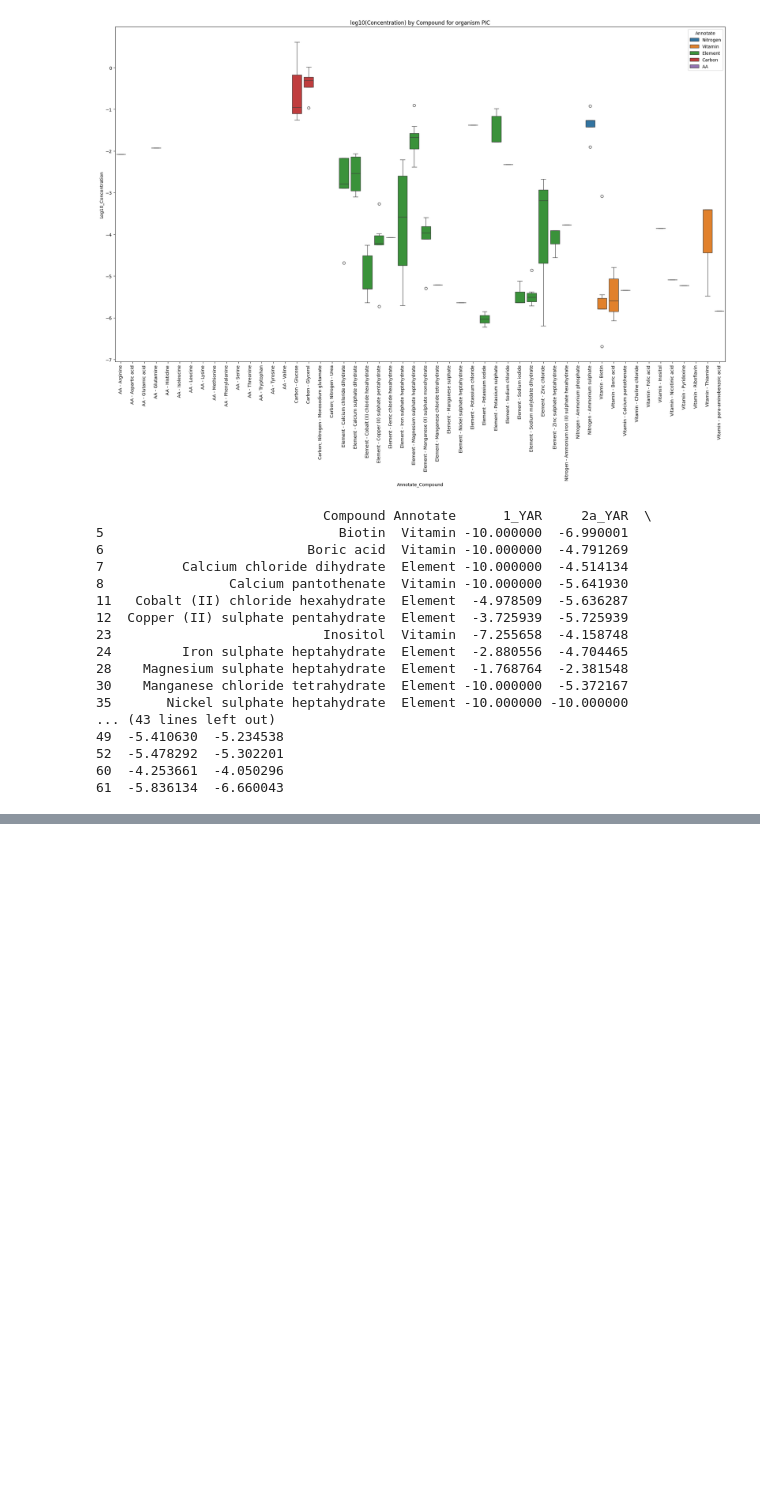
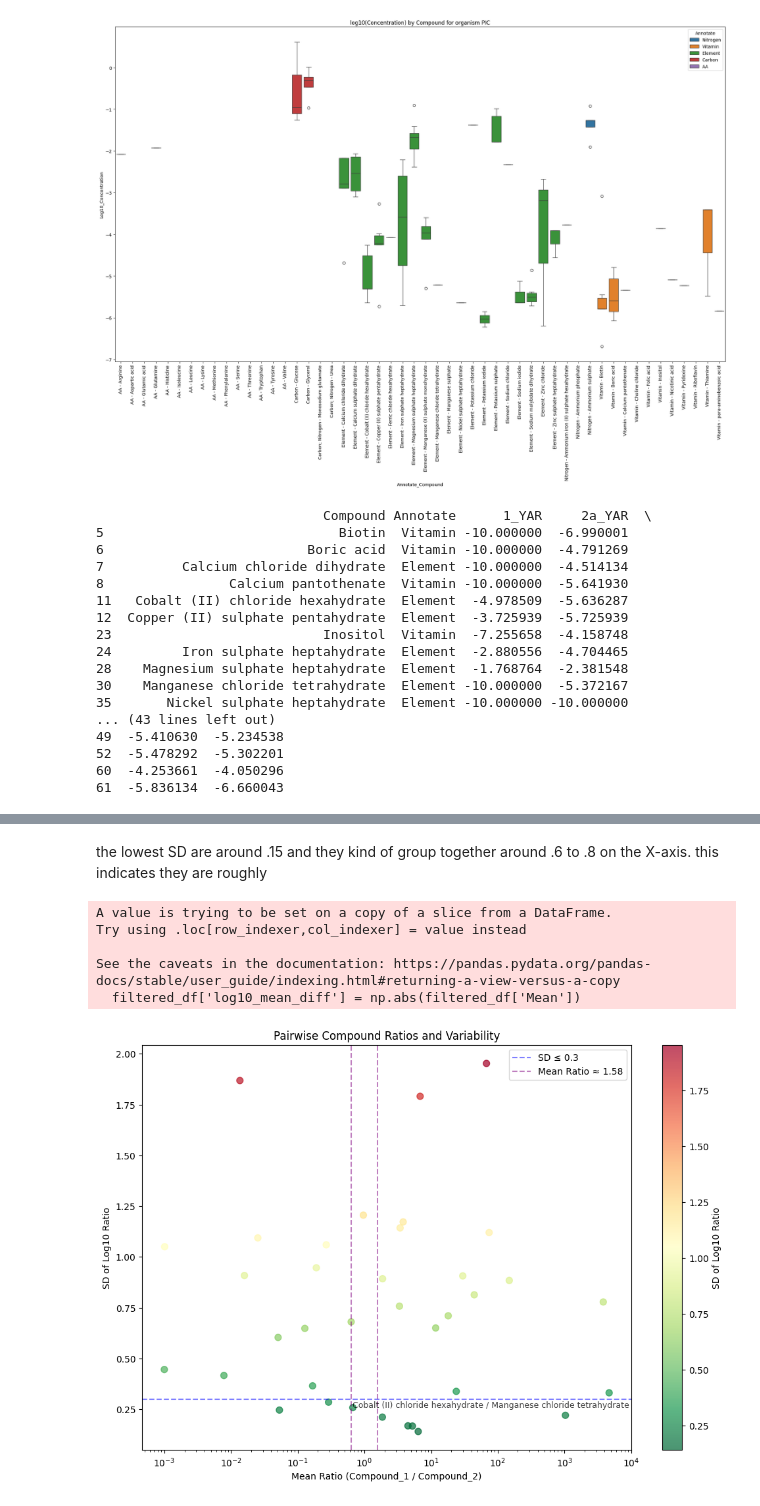
Before and after one commit to subarumuroi/ML_for_rational_design, a Jupyter notebook: MediaDataAnalysisMolarConc.ipynb, the cells around one changed output, grey strips where cells are left out. Saved outputs shown, nothing was run; the diff lists cells and outputs as text; code cells hidden in the pictures; blank space fills up the shorter version.

```diff
--- a/MediaDataAnalysisMolarConc.ipynb
+++ b/MediaDataAnalysisMolarConc.ipynb
@@ -159,0 +307,2 @@ print(yar_df_vitamin)
+# %% [markdown]
+the lowest SD are around .15 and they kind of group together around .6 to .8 on the X-axis. this indicates they are roughly
@@ -159,0 +327,63 @@ print(yar_df_vitamin)
+# %%
+import matplotlib.pyplot as plt
+import numpy as np
+
+# Assuming ratio_df already has 'Mean_Ratio' and 'n_valid'
+
+# Filter to pairs with enough valid points (optional)
+min_valid = 3
+filtered_df = ratio_df[ratio_df['n_valid'] >= min_valid]
+
+# Define thresholds for "good" pairs
+sd_threshold = 0.3  # low variability
+ratio_threshold = 0.2  # means ratio close to 1 in log10 scale (i.e., log10 ratio within ±0.2)
+
+# Compute how far mean is from 1 in log10 scale
+filtered_df['log10_mean_diff'] = np.abs(filtered_df['Mean'])
+
+# Find candidate pairs meeting thresholds
+candidates = filtered_df[
+    (filtered_df['SD'] <= sd_threshold) &
+    (filtered_df['log10_mean_diff'] <= ratio_threshold)
+]
+
+# Plot
+plt.figure(figsize=(12, 8))
+
+# Scatter all pairs, color by SD (low SD green, high SD red)
+scatter = plt.scatter(
+    filtered_df['Mean_Ratio'],
+    filtered_df['SD'],
+    c=filtered_df['SD'],
+    cmap='RdYlGn_r',  # red-yellow-green reversed so low SD is green
+    alpha=0.7,
+    s=50
+)
+
+plt.xscale('log')
+plt.xlabel('Mean Ratio (Compound_1 / Compound_2)')
+plt.ylabel('SD of Log10 Ratio')
+plt.title('Pairwise Compound Ratios and Variability')
+
+# Add color bar
+cbar = plt.colorbar(scatter)
+cbar.set_label('SD of Log10 Ratio')
+
+# Label candidate pairs
+for _, row in candidates.iterrows():
+    label = f"{row['Compound_1']} / {row['Compound_2']}"
+    plt.text(row['Mean_Ratio'], row['SD'], label, fontsize=9, alpha=0.75)
+
+plt.axhline(sd_threshold, color='blue', linestyle='--', alpha=0.5, label=f'SD ≤ {sd_threshold}')
+plt.axvline(10**ratio_threshold, color='purple', linestyle='--', alpha=0.5, label=f'Mean Ratio ≈ {10**ratio_threshold:.2f}')
+plt.axvline(10**-ratio_threshold, color='purple', linestyle='--', alpha=0.5)
+
+plt.legend()
+plt.show()
+# %% [output]
+A value is trying to be set on a copy of a slice from a DataFrame.
+Try using .loc[row_indexer,col_indexer] = value instead
+
+See the caveats in the documentation: https://pandas.pydata.org/pandas-docs/stable/user_guide/indexing.html#returning-a-view-versus-a-copy
+  filtered_df['log10_mean_diff'] = np.abs(filtered_df['Mean'])
+[figure, added]
```
Also changed, not shown: parts of 12 cells of this notebook.
